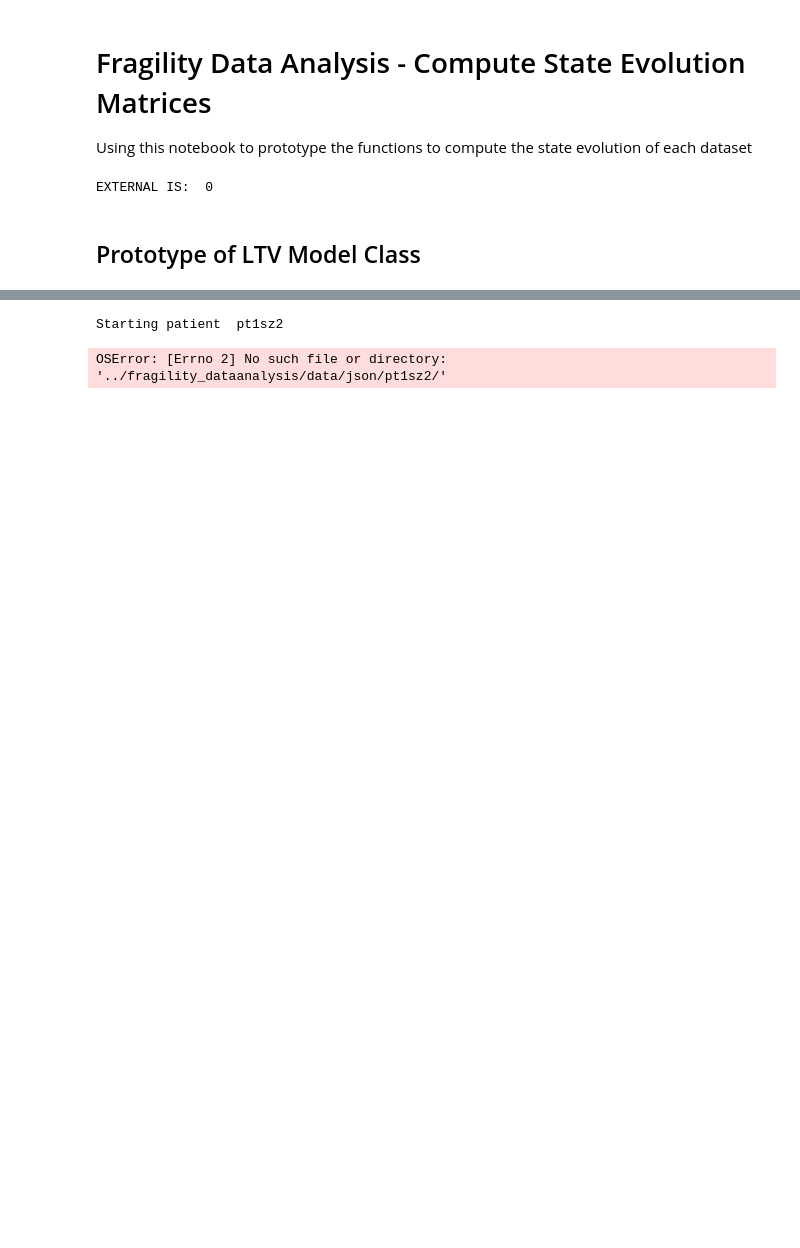
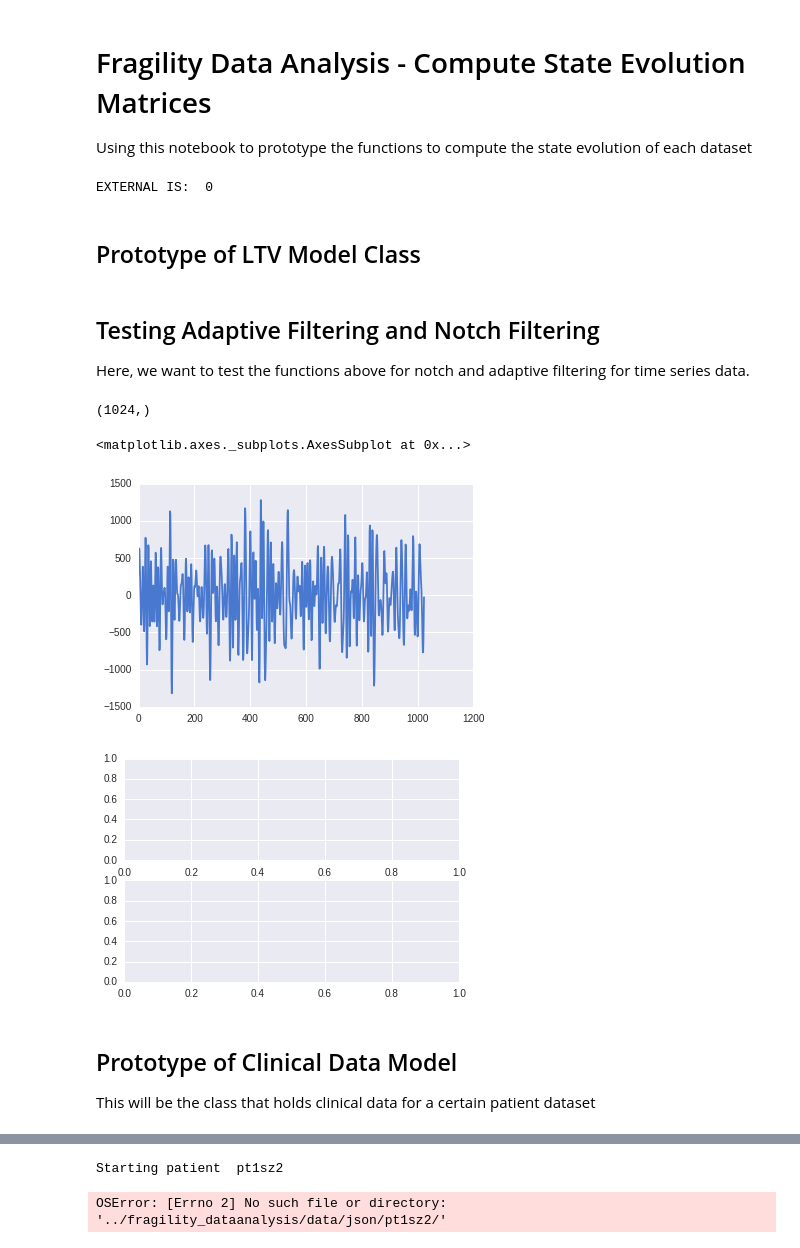
Before and after one commit to guojoanna/fragility_analysis, a Jupyter notebook: notebooks/Computing Adjacency Mats .ipynb, the cells around one changed output, grey strips where cells are left out. Cells and saved outputs as stored; diff of their text form; code cells hidden in the pictures; blank space fills up the shorter version.

```diff
--- a/notebooks/Computing Adjacency Mats .ipynb
+++ b/notebooks/Computing Adjacency Mats .ipynb
@@ -82,0 +255,43 @@ class LinearTimeModel(object):
+# %% [markdown]
+## Testing Adaptive Filtering and Notch Filtering
+Here, we want to test the functions above for notch and adaptive filtering for time series data.
+# %%
+def fftnoise(f):
+    f = np.array(f, dtype='complex')
+    Np = (len(f) - 1) // 2
+    phases = np.random.rand(Np) * 2 * np.pi
+    phases = np.cos(phases) + 1j * np.sin(phases)
+    f[1:Np+1] *= phases
+    f[-1:-1-Np:-1] = np.conj(f[1:Np+1])
+    return np.fft.ifft(f).real
+
+def band_limited_noise(min_freq, max_freq, samples=1024, samplerate=1024.):
+    freqs = np.abs(np.fft.fftfreq(samples, 1/samplerate))
+    f = np.zeros(samples)
+    idx = np.where(np.logical_and(freqs>=min_freq, freqs<=max_freq))[0]
+    f[idx] = 1
+    return fftnoise(f)
+
+x = band_limited_noise(30, 120)
+x = np.int16(x * (2**15 - 1))
+print x.shape
+
+# Raw data
+plt.figure()
+plt.plot(x)
+
+# Spectrogram of data
+plt.figure()
+plt.subplot(211)
+
+plt.subplot(212)
+
+# Spectrogram of data after notch
+# %% [output]
+(1024,)
+<matplotlib.axes._subplots.AxesSubplot at 0x...>
+[figure, added]
+[figure, added]
+# %% [markdown]
+## Prototype of Clinical Data Model
+This will be the class that holds clinical data for a certain patient dataset
```
Also changed, not shown: parts of 5 cells of this notebook, 2 other files.
